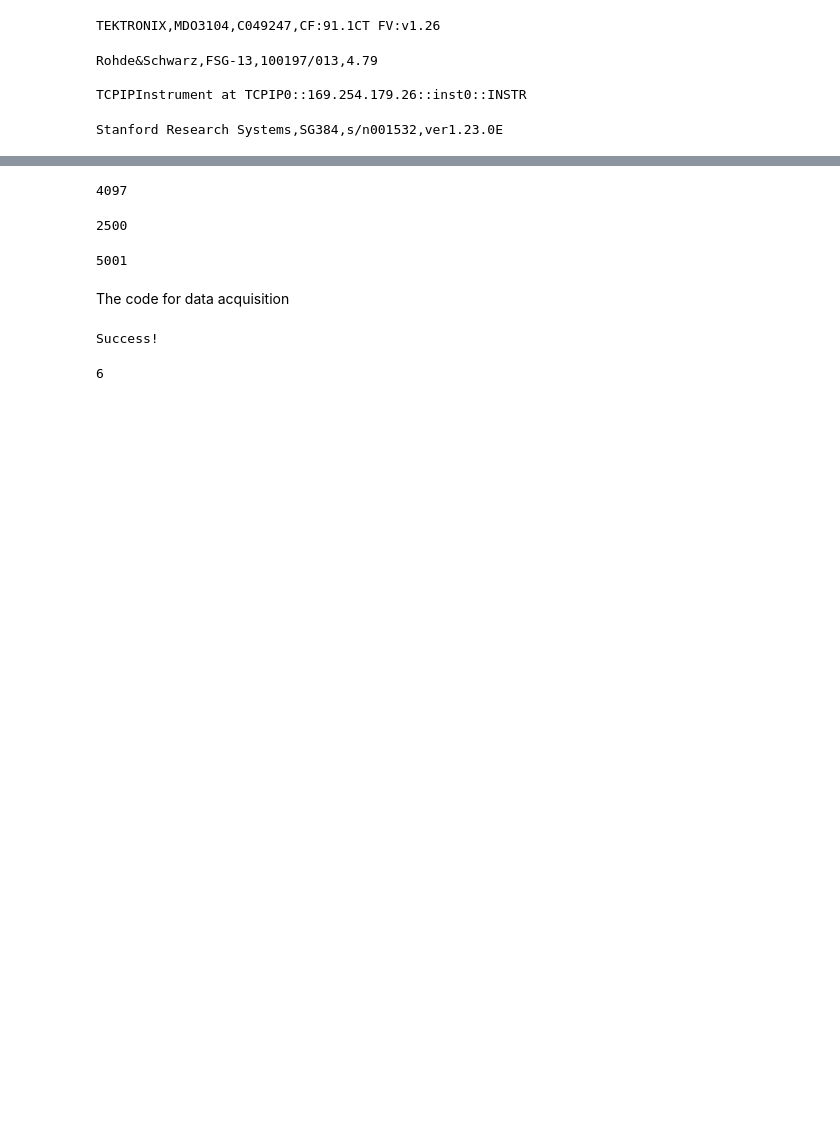
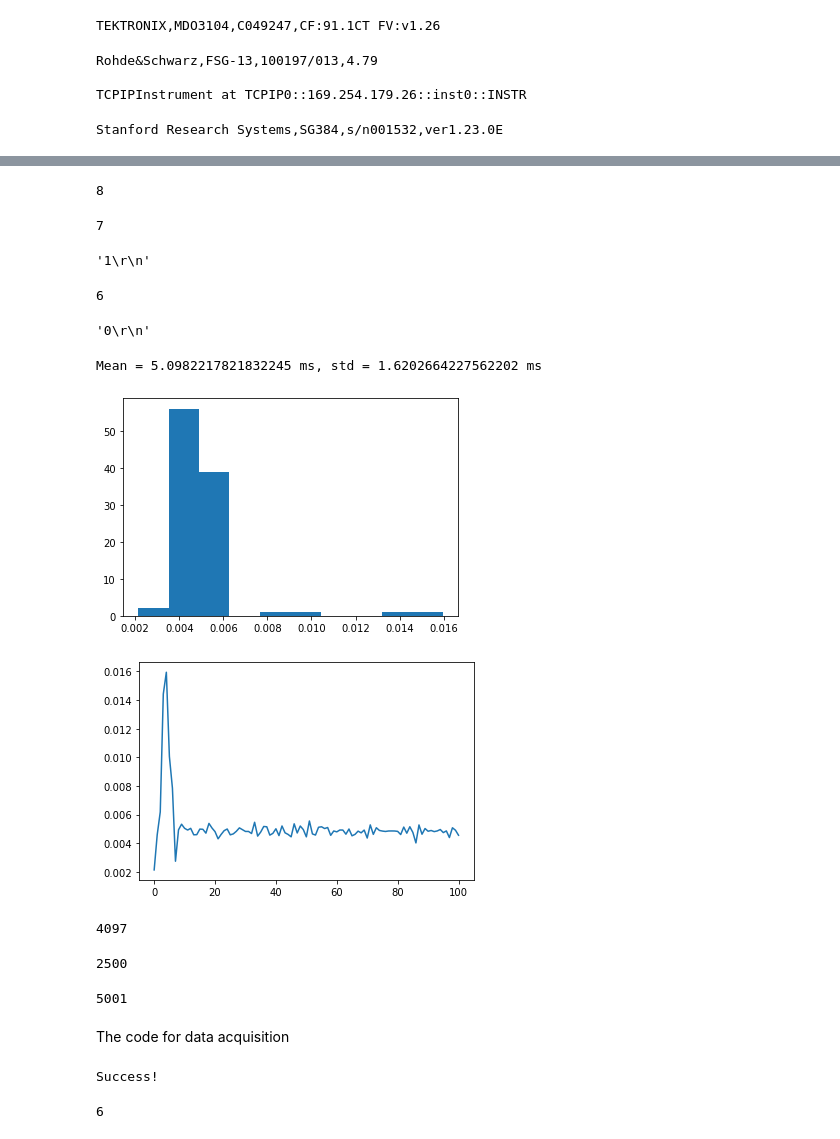
Before and after one commit to PalBrateen/NV_Experiment, a Jupyter notebook: SG_SA_control.ipynb, the cells around one changed output, grey strips where cells are left out. Drawn from its saved outputs; the diff is of its cells as text; code cells hidden in the pictures; blank space fills up the shorter version.

```diff
--- a/SG_SA_control.ipynb
+++ b/SG_SA_control.ipynb
@@ -30,3 +29,6 @@ SG = rm.open_resource('ASRL5::INSTR')
 print(SG.query('*idn?'))
 # %% [output]
 Stanford Research Systems,SG384,s/n001532,ver1.23.0E
+# %%
+SG = rm.open_resource('TCPIP0::169.254.59.63::inst0::INSTR')
+print(SG.query('*idn?'))
@@ -32,0 +37,6 @@ Stanford Research Systems,SG384,s/n001532,ver1.23.0E
+# %%
+startFreq = 2.82e9          # Start frequency (in Hz)
+endFreq = 2.92e9             # End frequency (in Hz)
+step_size = 1e6
+N_scanPts = round((endFreq - startFreq)/step_size + 1)             # Number of frequency steps
+params = np.linspace(startFreq,endFreq, N_scanPts, endpoint=True)     # scannedParam = Frequency in ESR experiment
@@ -33,3 +48,45 @@ Stanford Research Systems,SG384,s/n001532,ver1.23.0E
+# %%
+# SG.write("LSTC? 10")
+for i, freq in enumerate(params):
+    SG.write(f"LSTP {i}, {int(freq)},N,N,N,N,N,N,N,N,N,N,N,N,N,N")
+    # time.sleep(1)
+SG.write("LSTE 1")
+# %% [output]
+8
+# %%
+SG.write("LSTE?")
+# %% [output]
+7
+# %%
+SG.query("LSTE?")
+# %% [output]
+'1\r\n'
+# %%
+SG.write("LSTD")
+# %% [output]
+6
+# %%
+SG.query("LERR?")
+# %% [output]
+'0\r\n'
+# %%
+t = []
+for i, freq in enumerate(params):
+    t1 = time.perf_counter()
+    SG.write("*TRG")
+    # SG.write(f"FREQ {int(freq)/1e9}GHz")
+    # SG.write(f"FREQ {int(freq)}")
+    t2 = time.perf_counter()
+    t.extend([t2-t1])
+    # time.sleep(0.3)
+# %%
+plt.figure(); plt.hist(t)
+plt.figure(); plt.plot(t)
+print(f"Mean = {np.mean(t)*1e3} ms, std = {np.std(t)*1e3} ms")
+# %% [output]
+Mean = 5.0982217821832245 ms, std = 1.6202664227562202 ms
+[figure, added]
+[figure, added]
 # %%
 rm.session
 # %% [output]
```
Also changed, not shown: parts of 4 cells of this notebook, 7 other files.
